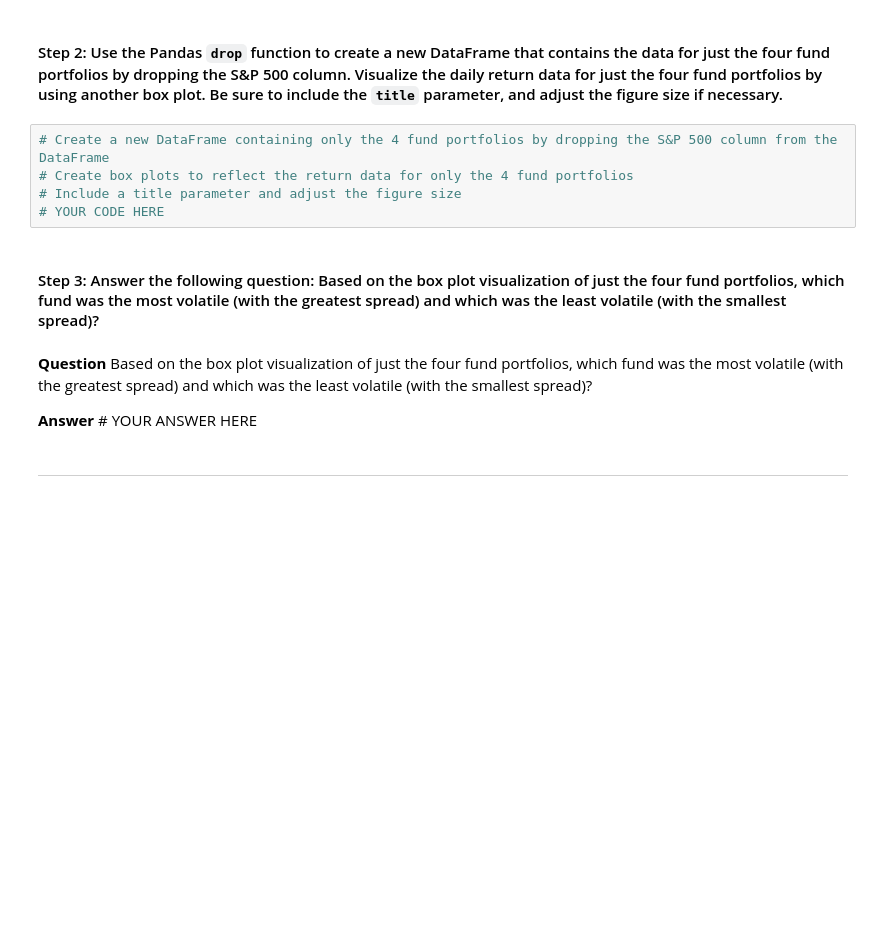
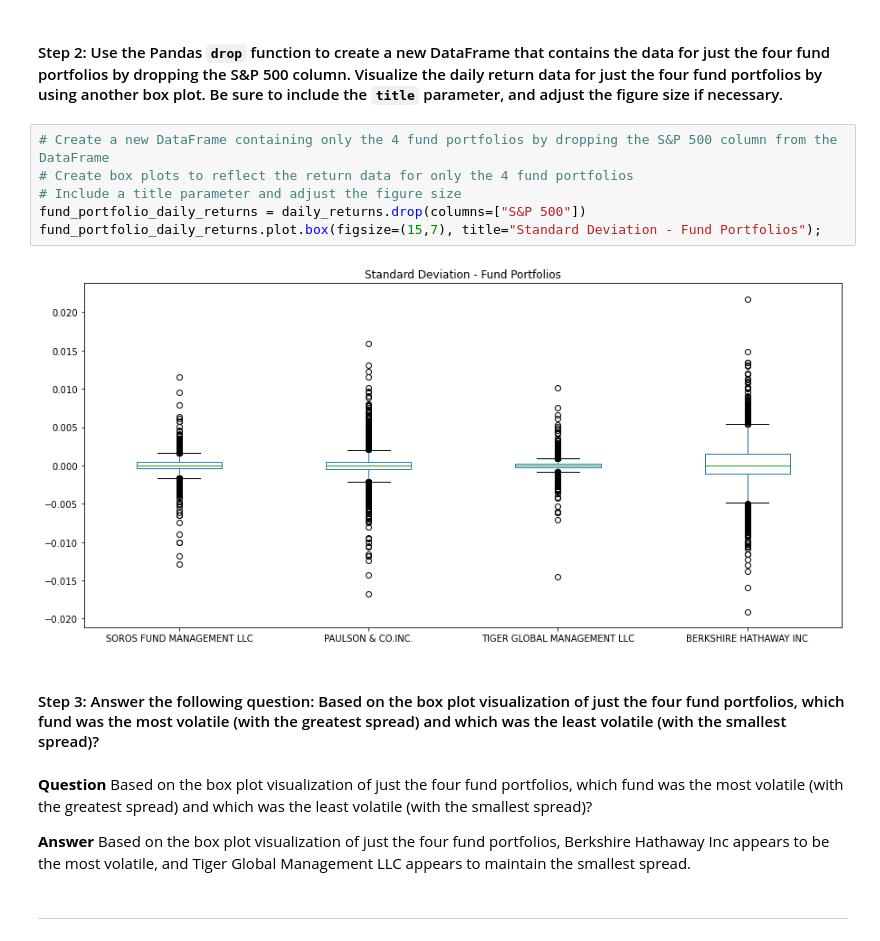
Before and after one commit to jasonjgarcia24/risk-return-analysis, a Jupyter notebook: risk_return_analysis.ipynb, the cells around one changed output. Drawn from its saved outputs; the diff is of its cells as text; blank space fills up the shorter version.

```diff
--- a/risk_return_analysis.ipynb
+++ b/risk_return_analysis.ipynb
@@ -206,14 +210,17 @@ Analyze the volatility of each of the four fund portfolios and of the S&P 500 In
 # %%
 # Create a new DataFrame containing only the 4 fund portfolios by dropping the S&P 500 column from the DataFrame
 # Create box plots to reflect the return data for only the 4 fund portfolios
 # Include a title parameter and adjust the figure size
-# YOUR CODE HERE
+fund_portfolio_daily_returns = daily_returns.drop(columns=["S&P 500"])
+fund_portfolio_daily_returns.plot.box(figsize=(15,7), title="Standard Deviation - Fund Portfolios");
+# %% [output]
+[figure, added]
 # %% [markdown]
 #### Step 3: Answer the following question: Based on the box plot visualization of just the four fund portfolios, which fund was the most volatile (with the greatest spread) and which was the least volatile (with the smallest spread)?
 # %% [markdown]
 **Question** Based on the box plot visualization of just the four fund portfolios, which fund was the most volatile (with the greatest spread) and which was the least volatile (with the smallest spread)?
 
-**Answer** # YOUR ANSWER HERE
+**Answer** Based on the box plot visualization of just the four fund portfolios, Berkshire Hathaway Inc appears to be the most volatile, and Tiger Global Management LLC appears to maintain the smallest spread.
 # %% [markdown]
 ---
 # %% [markdown]
```
Also changed, not shown: parts of 11 cells of this notebook.
